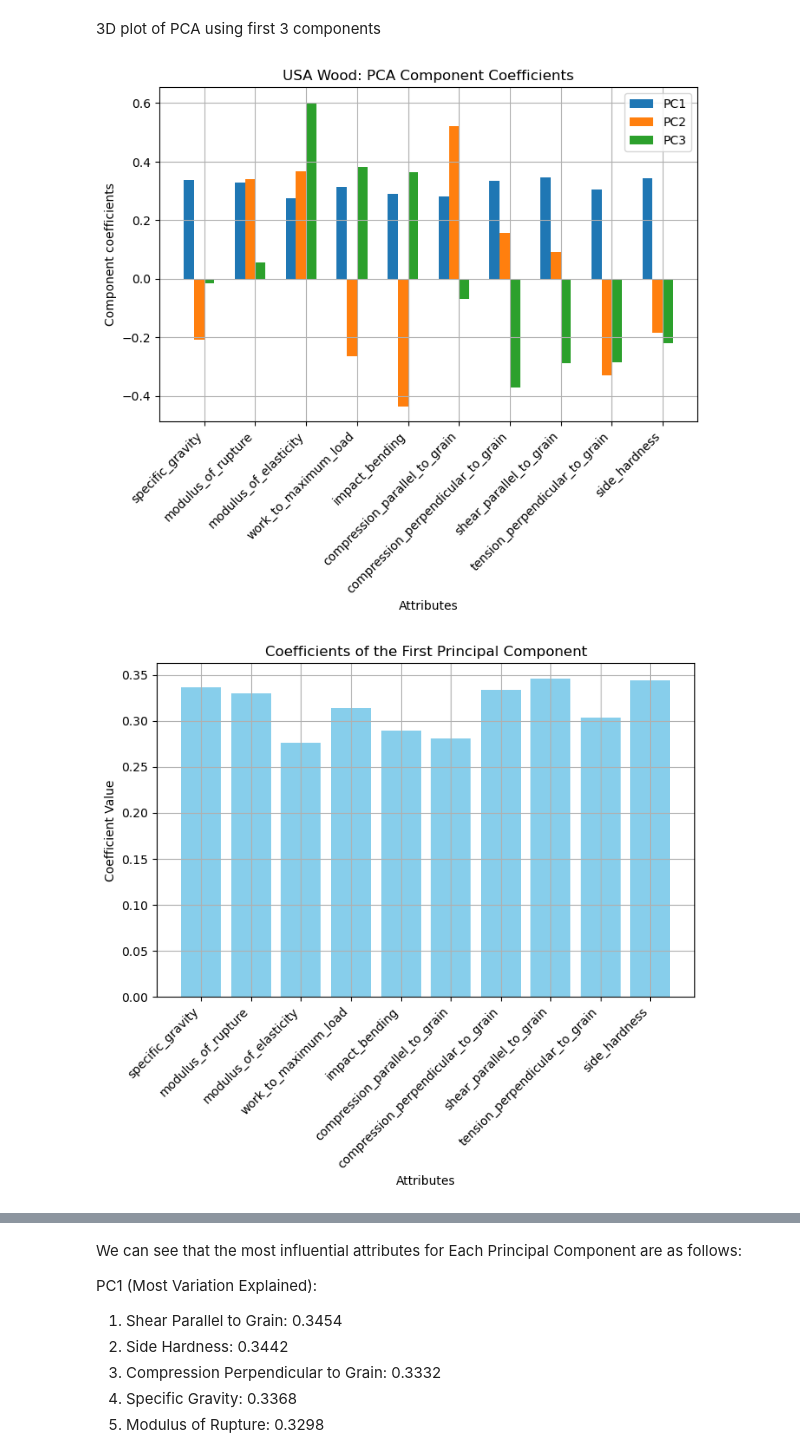
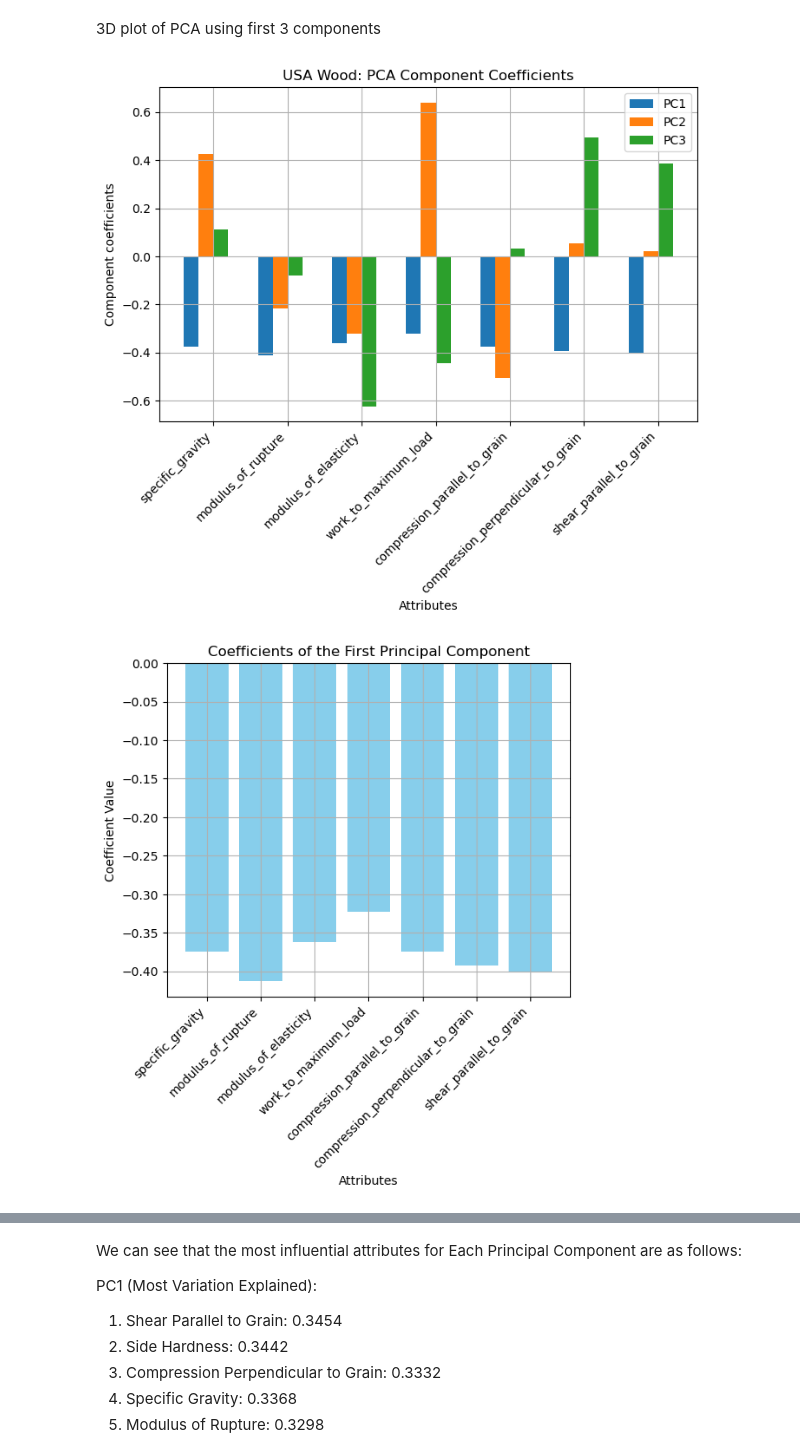
Before and after one commit to JohnOng123/02450-Project-1, a Jupyter notebook: 02450_project1.ipynb, the cells around one changed output, grey strips where cells are left out. Drawn from its saved outputs; the diff is of its cells as text; code cells hidden in the pictures.

Commit message:
Remove columns with a significant amount of missing values

```diff
--- a/02450_project1.ipynb
+++ b/02450_project1.ipynb
@@ -30,5 +30,7 @@ Clean data by removing rows with missing values
 # %%
-data_cleaned = data.dropna()
+removed_columns = ['side_hardness','tension_perpendicular_to_grain','impact_bending']
+data_cleaned = data.drop(columns=removed_columns)
+data_cleaned = data_cleaned.dropna()
 print(data_cleaned.isnull().sum()) # 0 means data is clean
 # %% [output]
 common_species_name                   0
@@ -117,7 +114,8 @@ j = 7
 From the plot, more than 90% of the data is in the first 3 components.
 # %%
 # Filter out numerical values
-X_num = data_cleaned.iloc[:,6:16].values # change this once green is removed
+X_num = data_cleaned.iloc[:,6:].values
+#print( data_cleaned.iloc[:,6:])
 
 # Scale and substract mean from data
 scaler = StandardScaler()
@@ -147,12 +145,4 @@ plt.ylabel("Variance explained")
 plt.legend(["Individual", "Cumulative", "Threshold"])
 plt.grid()
 plt.show()
-
-# Print attributes and their corresponding variance explained values for the first three principal components
-attributeNames_num = data_cleaned.columns[6:16]  # Numerical attributes only
-pcs = [0, 1, 2]
-for i in pcs:
-    print(f"\nAttributes and their variance explained for PC{i + 1}:")
-    for attr, var in zip(attributeNames_num, Vh[i, :]):
-        print(f"{attr}: {var:.4f}")
 # %% [output]
@@ -221,7 +194,8 @@ fig.update_traces(marker=dict(size=5, opacity=0.6))
 fig.show()
 # %%
 N, M = X_scaled.shape # Number of samples and attributes
-attributeNames_num = data_cleaned.columns[6:16] # Numerical attributes only
+attributeNames_num = data_cleaned.columns[6:] # Numerical attributes only
+#print(attributeNames_num)
 
 # Plot coefficients of the first 3 PCs
 pcs = [0, 1, 2]
@@ -230,35 +204,38 @@ c = ["r", "g", "b"]
 bw = 0.2
 r = np.arange(1, M + 1)
 
 plt.figure(figsize=(8,5))
 
 for i in pcs:
     plt.bar(r + i * bw, V[:, i], width=bw)
 
 plt.xticks(r + bw * len(pcs) / 2, attributeNames_num, rotation=45, ha="right")
 #plt.xticks(r + bw, attributeNames_num)
 plt.xlabel("Attributes")
 plt.ylabel("Component coefficients")
 plt.legend(legendStrs)
 plt.grid()
 plt.title("USA Wood: PCA Component Coefficients")
 plt.show()
 
-plt.figure(figsize=(8, 5))
+plt.figure(figsize=(6, 5))
 plt.bar(attributeNames_num, V[:, 0], color='skyblue')
 plt.xlabel('Attributes')
 plt.ylabel('Coefficient Value')
 plt.title('Coefficients of the First Principal Component')
 plt.xticks(rotation=45, ha="right")
 plt.grid(True)
 plt.show()
 
 # Print attributes and their coefficients for the first three principal components
 pcs = [0, 1, 2]
 for i in pcs:
-    print(f"\nAttributes and their coefficients for PC{i + 1}:")
-    for attr, coeff in zip(attributeNames_num, V[:, i]):
+    sorted_indices = np.argsort(np.abs(V[:, i]))[::-1]  # Sort by absolute value, descending
+    print(f"\nAttributes and their coefficients for PC{i + 1}, sorted by absolute value:")
+    for index in sorted_indices:
+        attr = attributeNames_num[index]
+        coeff = V[index, i]
         print(f"{attr}: {coeff:.4f}")
 # %% [output]
-[figure, old version]
+[figure, new version]
-[figure, old version]
+[figure, new version]
```
Also changed, not shown: parts of 14 cells of this notebook.
